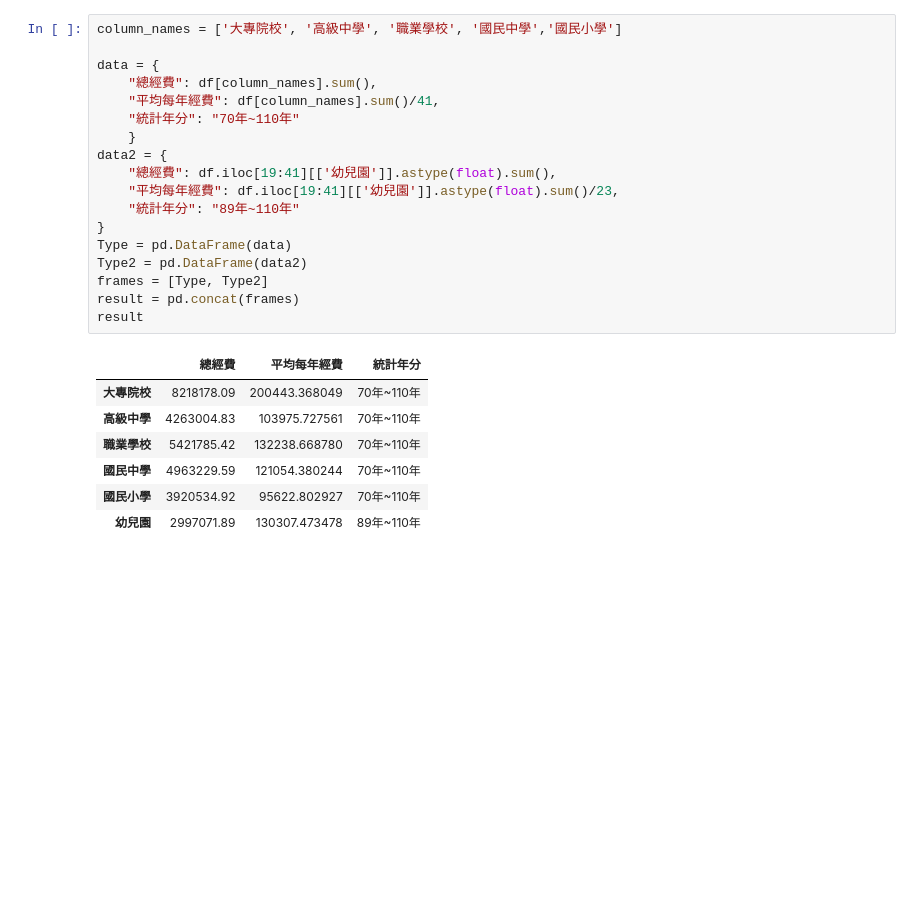
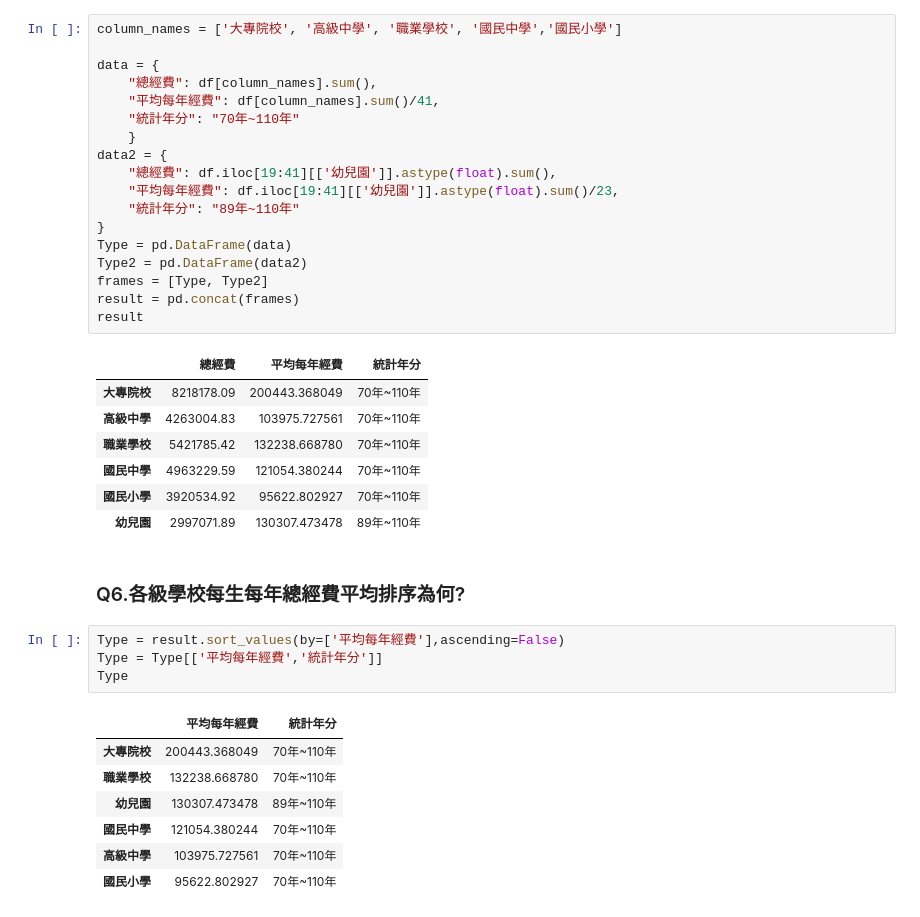
Before and after one commit to brian098091/LAT-Repo, a Jupyter notebook: hw1.ipynb, the cells around one changed output. Saved outputs shown, nothing was run; the diff lists cells and outputs as text; blank space fills up the shorter version.

```diff
--- a/hw1.ipynb
+++ b/hw1.ipynb
@@ -120,4 +158,18 @@ result
 | 國民中學 | 4963229.59 | 121054.380244 | 70年~110年 |
 | 國民小學 | 3920534.92 | 95622.802927 | 70年~110年 |
 | 幼兒園 | 2997071.89 | 130307.473478 | 89年~110年 |
+# %% [markdown]
+### Q6.各級學校每生每年總經費平均排序為何?
+# %%
+Type = result.sort_values(by=['平均每年經費'],ascending=False)
+Type = Type[['平均每年經費','統計年分']]
+Type
+# %% [output]
+|  | 平均每年經費 | 統計年分 |
+| 大專院校 | 200443.368049 | 70年~110年 |
+| 職業學校 | 132238.668780 | 70年~110年 |
+| 幼兒園 | 130307.473478 | 89年~110年 |
+| 國民中學 | 121054.380244 | 70年~110年 |
+| 高級中學 | 103975.727561 | 70年~110年 |
+| 國民小學 | 95622.802927 | 70年~110年 |
 # %% [markdown]
```
Also changed, not shown: parts of 17 cells of this notebook.
